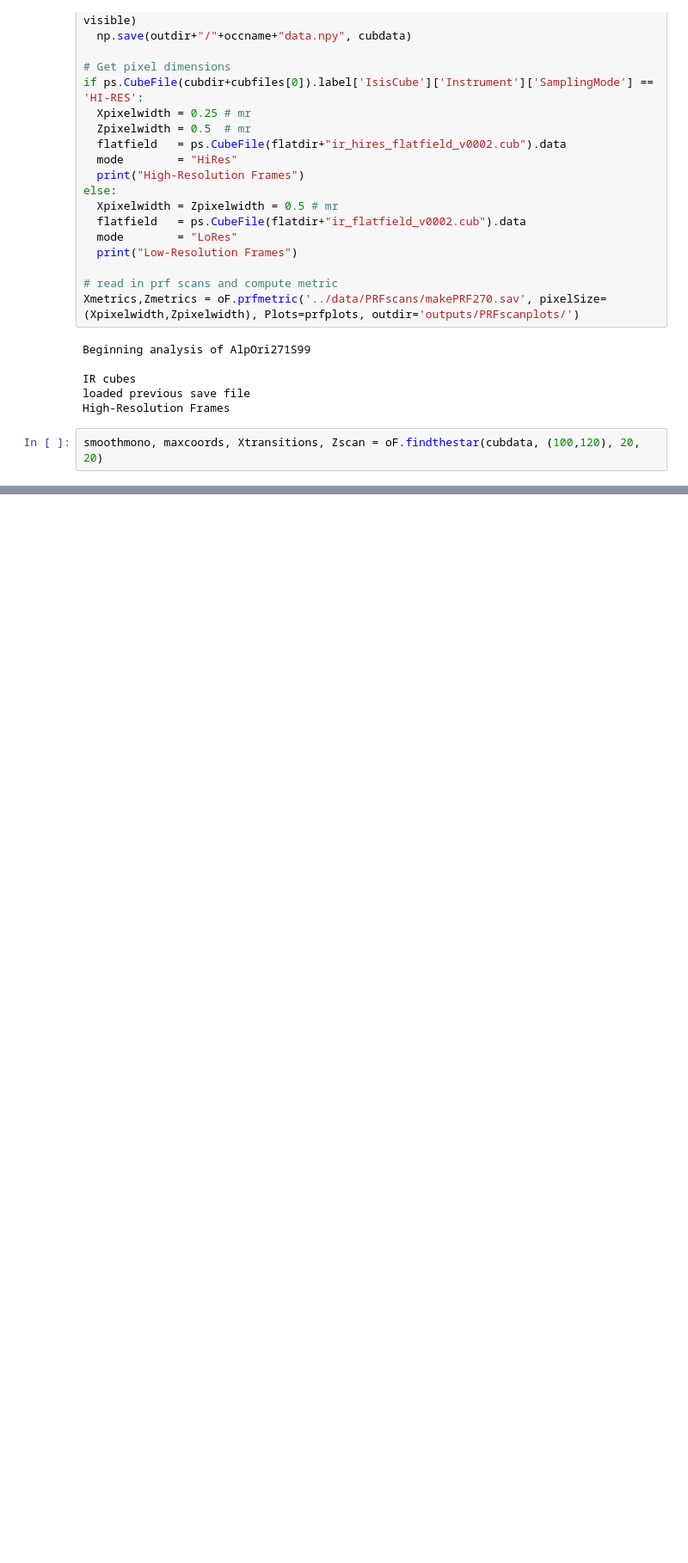
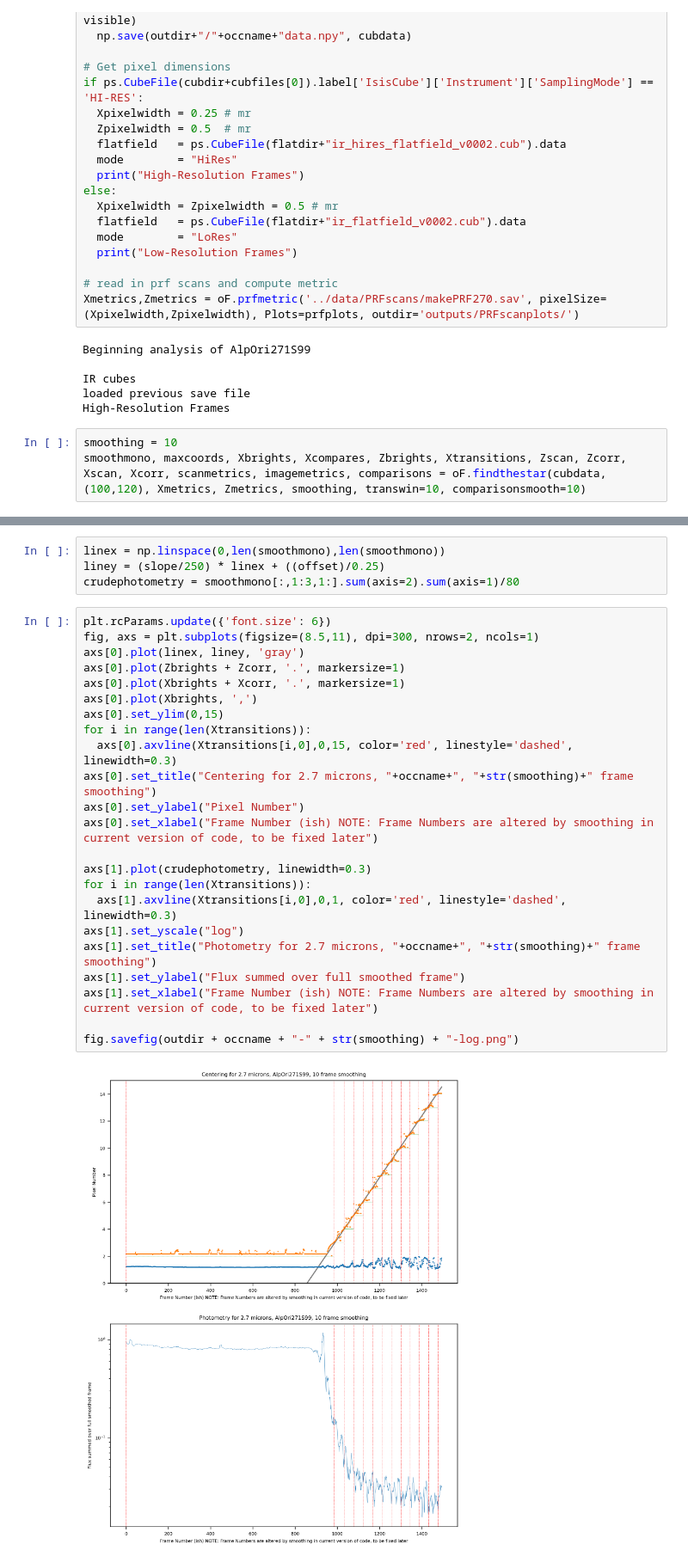
Before and after one commit to AnIndefiniteArticle/slapvisos, a Jupyter notebook: Untitled.ipynb, the cells around one changed output, grey strips where cells are left out. Shown at 86% size. Saved outputs shown, nothing was run; the diff lists cells and outputs as text; blank space fills up the shorter version.

Commit message:
wow, I have centering working, this is a huge commit with a week's worth of work

```diff
--- a/Untitled.ipynb
+++ b/Untitled.ipynb
@@ -62,6 +62,7 @@ IR cubes
 loaded previous save file
 High-Resolution Frames
 # %%
-smoothmono, maxcoords, Xtransitions, Zscan = oF.findthestar(cubdata, (100,120), 20, 20)
+smoothing = 10
+smoothmono, maxcoords, Xbrights, Xcompares, Zbrights, Xtransitions, Zscan, Zcorr, Xscan, Xcorr, scanmetrics, imagemetrics, comparisons = oF.findthestar(cubdata, (100,120), Xmetrics, Zmetrics, smoothing, transwin=10, comparisonsmooth=10)
 # %% [output]
 smoothing input data over spectral window
@@ -71,0 +80,29 @@ finding the transition frames in X
+# %%
+linex = np.linspace(0,len(smoothmono),len(smoothmono))
+liney = (slope/250) * linex + ((offset)/0.25)
+crudephotometry = smoothmono[:,1:3,1:].sum(axis=2).sum(axis=1)/80
+# %%
+plt.rcParams.update({'font.size': 6})
+fig, axs = plt.subplots(figsize=(8.5,11), dpi=300, nrows=2, ncols=1)
+axs[0].plot(linex, liney, 'gray')
+axs[0].plot(Zbrights + Zcorr, '.', markersize=1)
+axs[0].plot(Xbrights + Xcorr, '.', markersize=1)
+axs[0].plot(Xbrights, ',')
+axs[0].set_ylim(0,15)
+for i in range(len(Xtransitions)):
+  axs[0].axvline(Xtransitions[i,0],0,15, color='red', linestyle='dashed', linewidth=0.3)
+axs[0].set_title("Centering for 2.7 microns, "+occname+", "+str(smoothing)+" frame smoothing")
+axs[0].set_ylabel("Pixel Number")
+axs[0].set_xlabel("Frame Number (ish) NOTE: Frame Numbers are altered by smoothing in current version of code, to be fixed later")
+
+axs[1].plot(crudephotometry, linewidth=0.3)
+for i in range(len(Xtransitions)):
+  axs[1].axvline(Xtransitions[i,0],0,1, color='red', linestyle='dashed', linewidth=0.3)
+axs[1].set_yscale("log")
+axs[1].set_title("Photometry for 2.7 microns, "+occname+", "+str(smoothing)+" frame smoothing")
+axs[1].set_ylabel("Flux summed over full smoothed frame")
+axs[1].set_xlabel("Frame Number (ish) NOTE: Frame Numbers are altered by smoothing in current version of code, to be fixed later")
+
+fig.savefig(outdir + occname + "-" + str(smoothing) + "-log.png")
+# %% [output]
+[figure, added]
```
Also changed, not shown: parts of 22 cells of this notebook, 1 other file.
